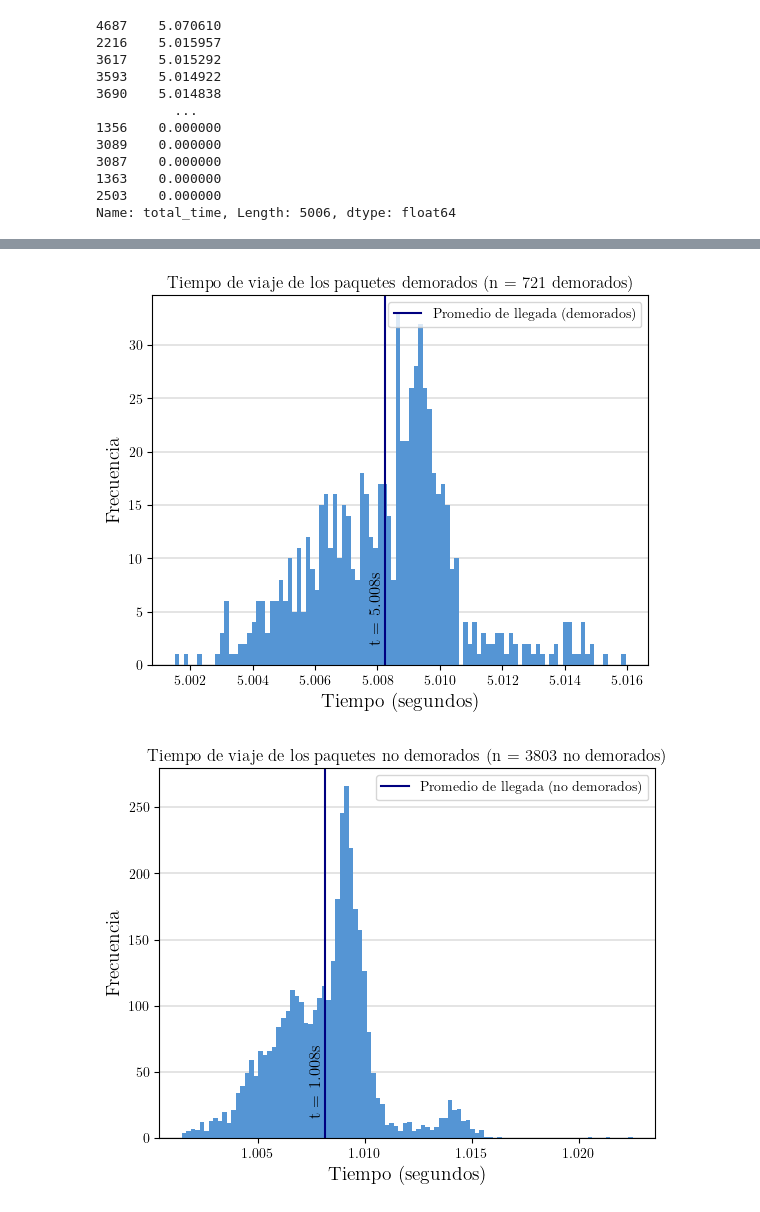
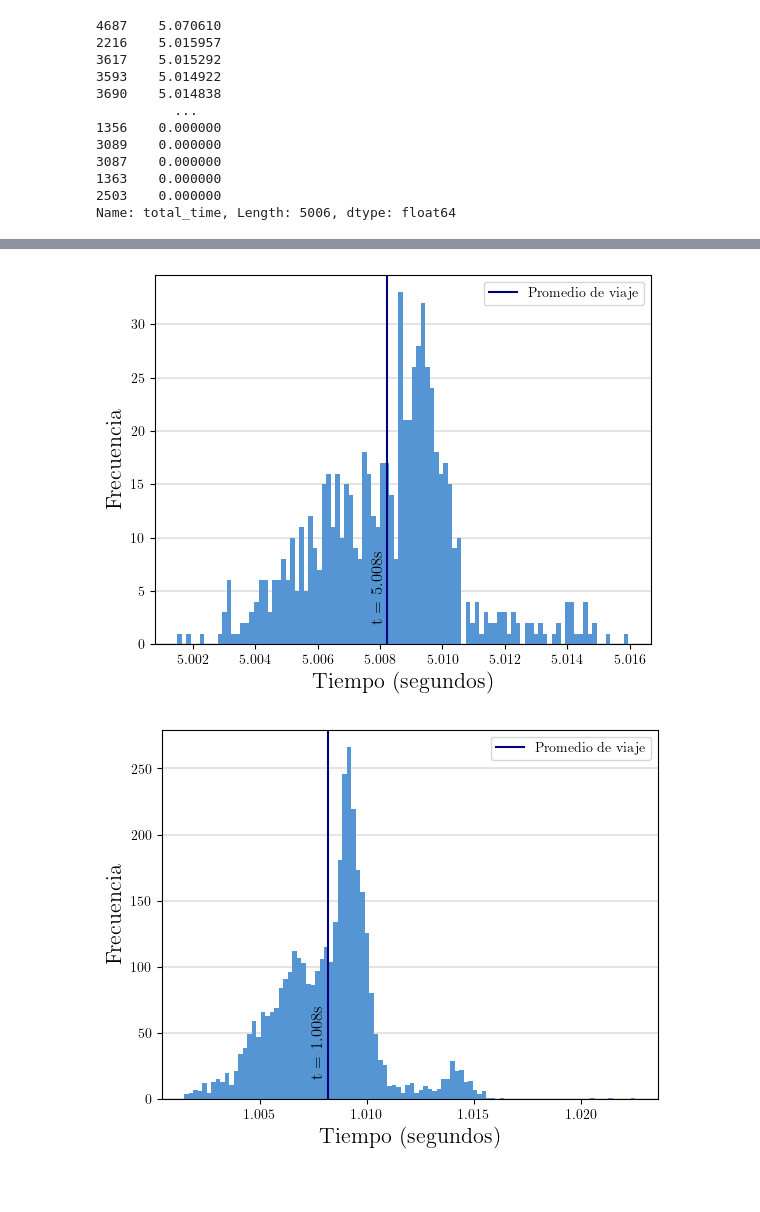
Before and after one commit to ngalindez/TD4-TP, a Jupyter notebook: graphs.ipynb, the cells around one changed output, grey strips where cells are left out. Drawn from its saved outputs; the diff is of its cells as text; code cells hidden in the pictures.

```diff
--- a/graphs.ipynb
+++ b/graphs.ipynb
@@ -90,28 +90,28 @@ plt.show()
 # %%
 demorados = df[df['demorado'] == 1]
 
-demorados = demorados[(demorados['total_time'] >= 1) & (demorados['total_time'] < 5.03)]
+demorados = demorados[(demorados['total_time'] >= 1) & (demorados['total_time'] < 5.05)]
 demorados_time = demorados['total_time']
 # %%
 plt.hist(demorados_time, bins=100, color=colors[0], zorder=2)
 #plt.xlim(5, 5.02)
-plt.xlabel('Tiempo (segundos)', fontsize=14)
-plt.axvline(x=np.mean(demorados_time), color='navy', linestyle='-', label=r'$\mathrm{Promedio\ de\ llegada\ (demorados)}$')
+plt.xlabel('Tiempo (segundos)', fontsize=16)
+plt.axvline(x=np.mean(demorados_time), color='navy', linestyle='-', label=r'$\mathrm{Promedio\ de\ viaje}$')
 plt.text(0.45, 0.25, f't = {round(np.mean(demorados_time), 3)}s', ha='center', va='top',
          transform=plt.gca().transAxes, fontsize=12, color='black', rotation=90)
 plt.grid(axis='y', linewidth=0.3, color='grey', zorder=0)
 
 
-plt.ylabel('Frecuencia', fontsize=14)
-plt.title(f'Tiempo de viaje de los paquetes demorados (n = {cant_demorados} demorados)')
+plt.ylabel('Frecuencia', fontsize=16)
+#plt.title(f'Tiempo de viaje de los paquetes demorados (n = {cant_demorados})')
 
 # Para guardar la imagen
 plt.savefig('Gráficos/dist-demorados.png', dpi=300, bbox_inches='tight', )
 
 plt.legend()
 plt.show()
 # %% [output]
-[figure, old version]
+[figure, new version]
 # %%
 no_demorados = df[(df['demorado'] == 0) & (df['perdido'] == 0)]
 no_demorados_time = no_demorados['total_time']
@@ -120,15 +120,15 @@ no_demorados_time = no_demorados['total_time']
 no_demorados_time = no_demorados_time[(no_demorados_time >= 1) & (no_demorados_time < 1.04)]
 # %%
 plt.hist(no_demorados_time, bins=100, color=colors[0], zorder=2)
-plt.xlabel('Tiempo (segundos)', fontsize=14)
-plt.axvline(x=np.mean(no_demorados_time), color='navy', linestyle='-', label=r'$\mathrm{Promedio\ de\ llegada\ (no\ demorados)}$')
+plt.xlabel('Tiempo (segundos)', fontsize=16)
+plt.axvline(x=np.mean(no_demorados_time), color='navy', linestyle='-', label=r'$\mathrm{Promedio\ de\ viaje}$')
 plt.text(0.315, 0.25, f't = {round(np.mean(no_demorados_time), 3)}s', ha='center', va='top',
          transform=plt.gca().transAxes, fontsize=12, color='black', rotation=90)
 plt.grid(axis='y', linewidth=0.3, color='grey', zorder=0)
 
 
-plt.ylabel('Frecuencia', fontsize=14)
-plt.title(f'Tiempo de viaje de los paquetes no demorados (n = {cant_recibidos - cant_demorados} no demorados)')
+plt.ylabel('Frecuencia', fontsize=16)
+#plt.title(f'Tiempo de viaje de los paquetes no demorados (n = {cant_recibidos - cant_demorados})')
 
 # Para guardar la imagen
 plt.savefig('Gráficos/dist-no-demorados.png', dpi=300, bbox_inches='tight')
@@ -136,4 +136,4 @@ plt.savefig('Gráficos/dist-no-demorados.png', dpi=300, bbox_inches='tight')
 plt.legend()
 plt.show()
 # %% [output]
-[figure, old version]
+[figure, new version]
```
Also changed, not shown: parts of 2 cells of this notebook, 5 other files.
